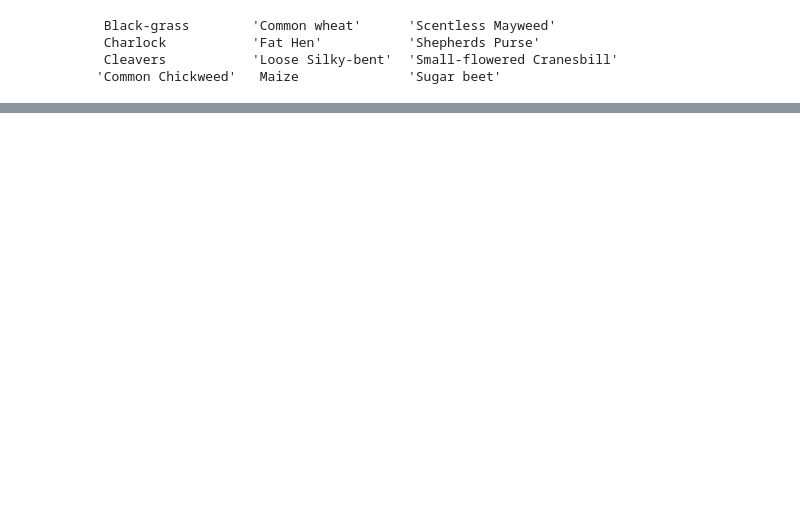
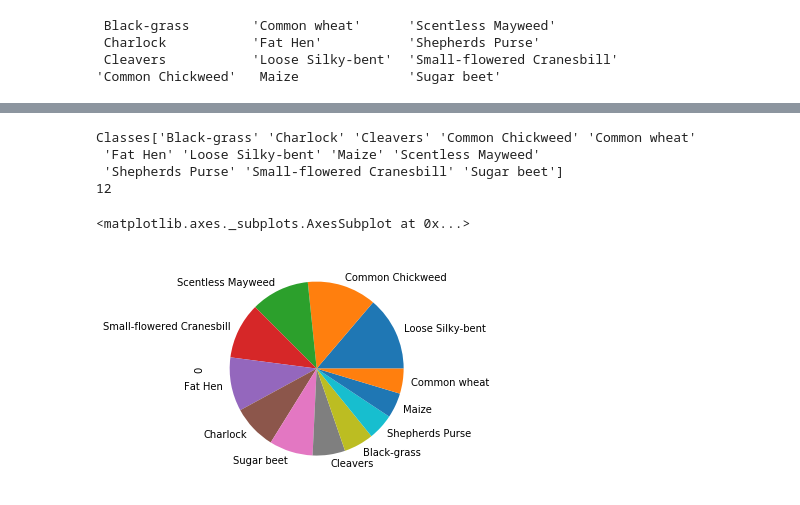
Before and after one commit to HyunaShin/ImageStudy, a Jupyter notebook: Plant_Seeding_Baseline.ipynb, the cells around one changed output, grey strips where cells are left out. Saved outputs shown, nothing was run; the diff lists cells and outputs as text; code cells hidden in the pictures; blank space fills up the shorter version.

```diff
--- a/Plant_Seeding_Baseline.ipynb
+++ b/Plant_Seeding_Baseline.ipynb
@@ -98,0 +166,20 @@ traininglabels = pd.DataFrame(traininglabels)
+# %%
+# converting the labels into numbers
+
+labels = preprocessing.LabelEncoder()
+labels.fit(traininglabels[0])
+print("Classes" + str(labels.classes_))
+
+encodedlabels = labels.transform(traininglabels[0])
+clearalllabels = np_utils.to_categorical(encodedlabels)
+classes = clearalllabels.shape[1]
+print(str(classes))
+
+traininglabels[0].value_counts().plot(kind = 'pie')
+# %% [output]
+Classes['Black-grass' 'Charlock' 'Cleavers' 'Common Chickweed' 'Common wheat'
+ 'Fat Hen' 'Loose Silky-bent' 'Maize' 'Scentless Mayweed'
+ 'Shepherds Purse' 'Small-flowered Cranesbill' 'Sugar beet']
+12
+<matplotlib.axes._subplots.AxesSubplot at 0x...>
+[figure, added]
```
Also changed, not shown: parts of 27 cells of this notebook.
